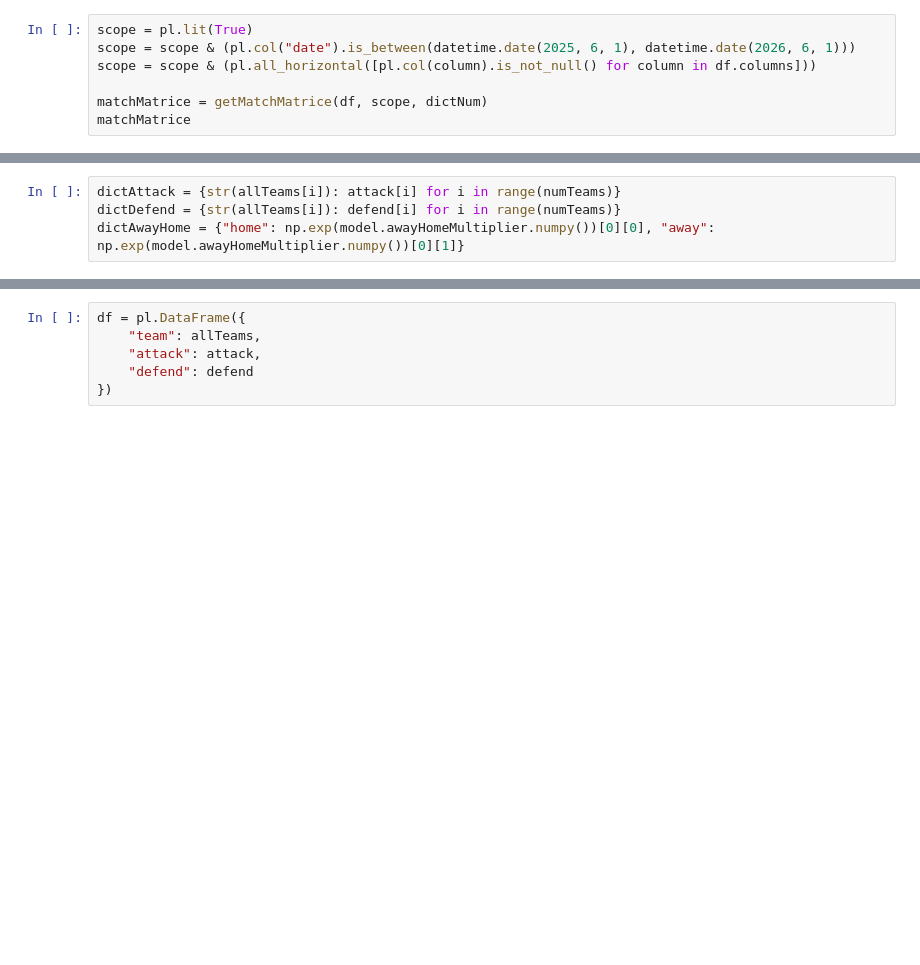
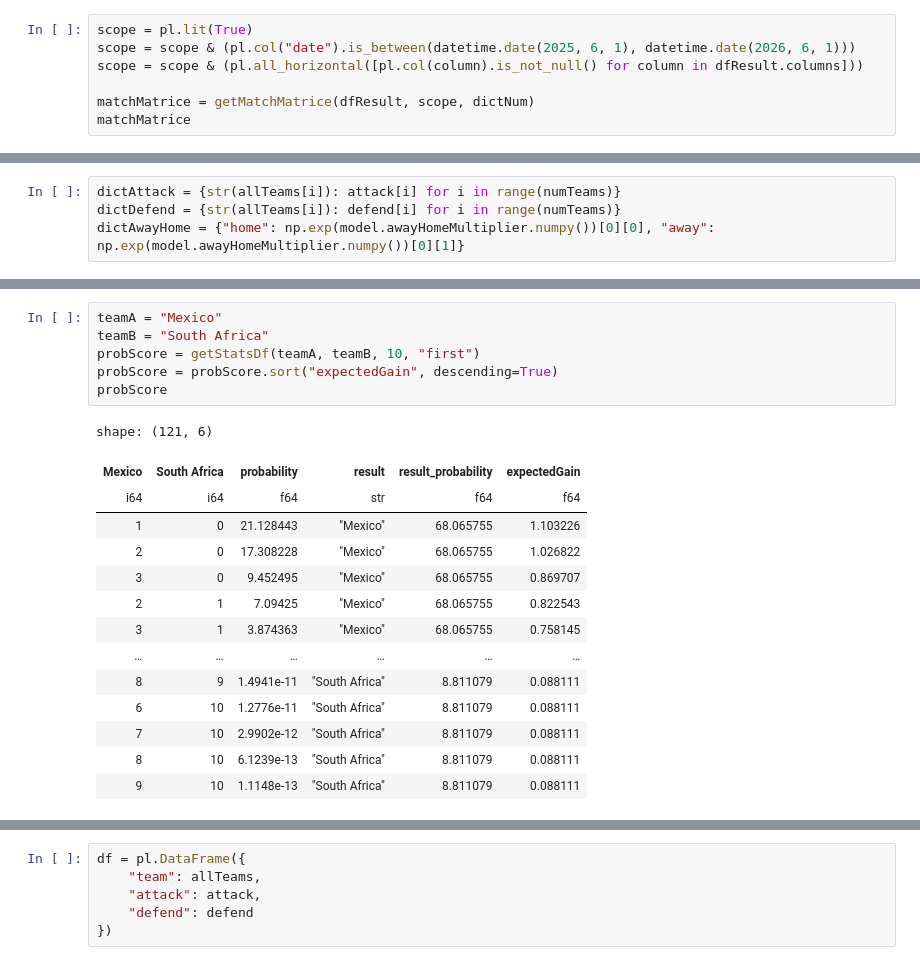
Before and after one commit to gregSalha/footballPrediction, a Jupyter notebook: notebook.ipynb, the cells around one changed output, grey strips where cells are left out. Drawn from its saved outputs; the diff is of its cells as text; blank space fills up the shorter version.

```diff
--- a/notebook.ipynb
+++ b/notebook.ipynb
@@ -51,7 +70,7 @@ def getMatchMatrice(
 # %%
 scope = pl.lit(True)
 scope = scope & (pl.col("date").is_between(datetime.date(2025, 6, 1), datetime.date(2026, 6, 1)))
-scope = scope & (pl.all_horizontal([pl.col(column).is_not_null() for column in df.columns]))
+scope = scope & (pl.all_horizontal([pl.col(column).is_not_null() for column in dfResult.columns]))
 
-matchMatrice = getMatchMatrice(df, scope, dictNum)
+matchMatrice = getMatchMatrice(dfResult, scope, dictNum)
 matchMatrice
@@ -164,6 +189,27 @@ def getStatsDf(
     res = res.with_columns(
         expectedGain = (3*pl.col("probability") + pl.col("result_probability") - pl.col("probability"))/100)
     return res
+# %%
+teamA = "Mexico"
+teamB = "South Africa"
+probScore = getStatsDf(teamA, teamB, 10, "first")
+probScore = probScore.sort("expectedGain", descending=True)
+probScore
+# %% [output]
+shape: (121, 6)
+| Mexico | South Africa | probability | result | result_probability | expectedGain |
+| i64 | i64 | f64 | str | f64 | f64 |
+| 1 | 0 | 21.128443 | "Mexico" | 68.065755 | 1.103226 |
+| 2 | 0 | 17.308228 | "Mexico" | 68.065755 | 1.026822 |
+| 3 | 0 | 9.452495 | "Mexico" | 68.065755 | 0.869707 |
+| 2 | 1 | 7.09425 | "Mexico" | 68.065755 | 0.822543 |
+| 3 | 1 | 3.874363 | "Mexico" | 68.065755 | 0.758145 |
+| … | … | … | … | … | … |
+| 8 | 9 | 1.4941e-11 | "South Africa" | 8.811079 | 0.088111 |
+| 6 | 10 | 1.2776e-11 | "South Africa" | 8.811079 | 0.088111 |
+| 7 | 10 | 2.9902e-12 | "South Africa" | 8.811079 | 0.088111 |
+| 8 | 10 | 6.1239e-13 | "South Africa" | 8.811079 | 0.088111 |
+| 9 | 10 | 1.1148e-13 | "South Africa" | 8.811079 | 0.088111 |
 # %%
 teamA = "South Korea"
 teamB = "Czech Republic"
```
Also changed, not shown: parts of 25 cells of this notebook, 6 other files.
